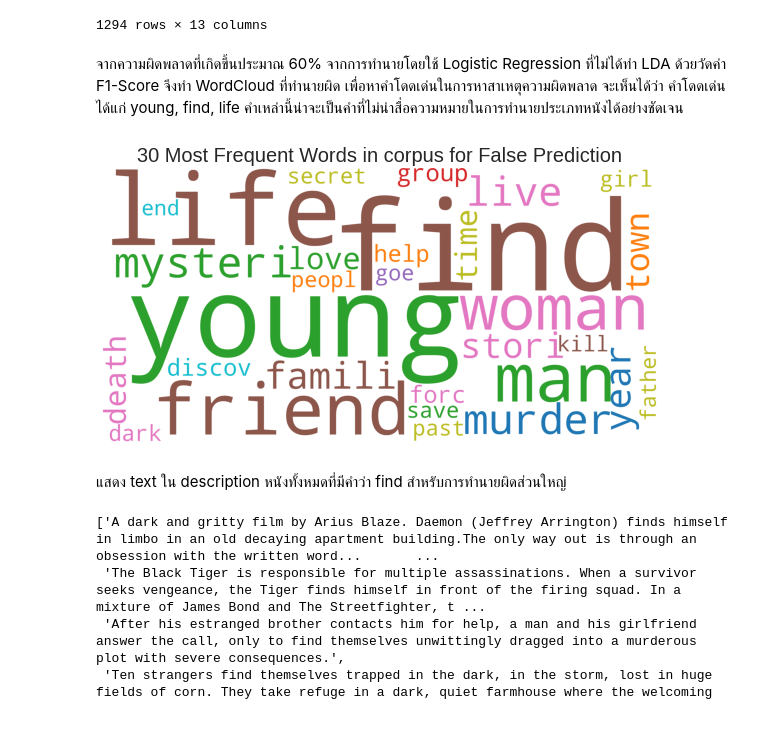
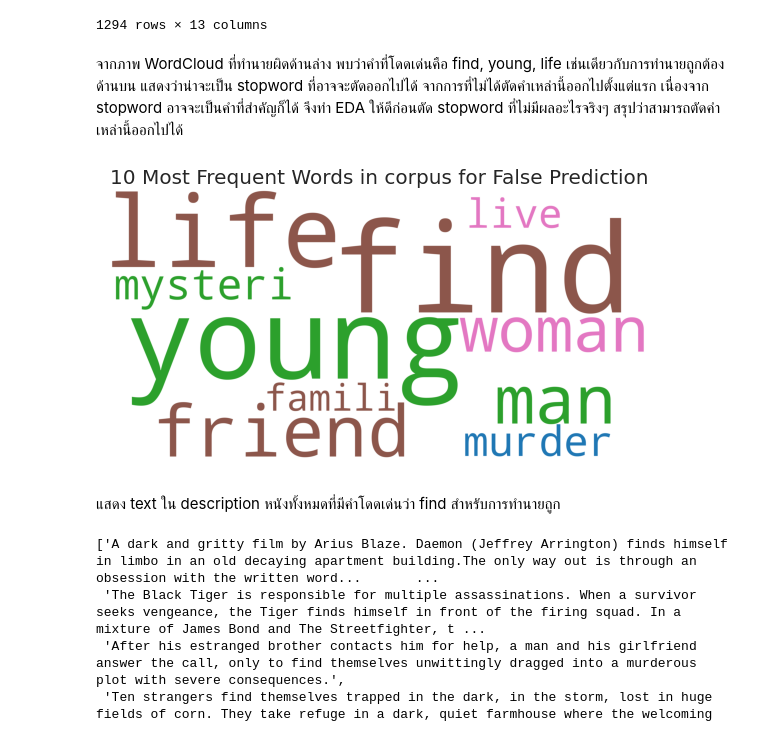
Before and after one commit to sunglovedatascience/MovieGenreClassfication, a Jupyter notebook: Assignment_Final.ipynb, the cells around one changed output. Saved outputs shown, nothing was run; the diff lists cells and outputs as text; code cells hidden in the pictures.

```diff
--- a/Assignment_Final.ipynb
+++ b/Assignment_Final.ipynb
@@ -805,27 +1041,25 @@ df_X_test_f1_0[['movie', 'descriptions', 'corpus', 'Drama', 'Comedy', 'Horror',
 | 3184 | ¡He matado a mi marido! | A desperate woman accidentally mu... | unfaith night prize woman big hon... | 0 | 1 | 0 | 0 | 0 | 1 | 1 | ... |
 | 8498 | Wild Mountain Thyme | A pair of star-crossed lovers in ... | pair get ireland disput famili la... | 1 | 1 | 0 | 0 | 0 | 0 | 1 | ... |
 1294 rows × 13 columns
-# %% [markdown]
-จากความผิดพลาดที่เกิดขึ้นประมาณ 60% จากการทำนายโดยใช้ Logistic Regression ที่ไม่ได้ทำ LDA ด้วยวัดค่า F1-Score จึงทำ WordCloud ที่ทำนายผิด เพื่อหาคำโดดเด่นในการหาสาเหตุความผิดพลาด จะเห็นได้ว่า คำโดดเด่น ได้แก่ young, find, life คำเหล่านี้น่าจะเป็นคำที่ไม่น่าสื่อความหมายในการทำนายประเภทหนังได้อย่างชัดเจน
+# %% [markdown]
+จากภาพ WordCloud ที่ทำนายผิดด้านล่าง พบว่าคำที่โดดเด่นคือ find, young, life เช่นเดียวกับการทำนายถูกต้องด้านบน แสดงว่าน่าจะเป็น stopword ที่อาจจะตัดออกไปได้ จากการที่ไม่ได้ตัดคำเหล่านี้ออกไปตั้งแต่แรก เนื่องจาก stopword อาจจะเป็นคำที่สำคัญก็ได้ จึงทำ EDA ให้ดีก่อนตัด stopword ที่ไม่มีผลอะไรจริงๆ สรุปว่าสามารถตัดคำเหล่านี้ออกไปได้
 # %%
-import itertools
-from wordcloud import WordCloud, STOPWORDS
 list_wordcloud = [x for x in df_X_test_f1_0['corpus'].str.split()]
 list_wordcloud = list(itertools.chain(*list_wordcloud))
 
 plot_wordcloud = ' '.join(list_wordcloud)
-plot_wordcloud = WordCloud(stopwords=all_stopwords, background_color='white', max_words = 30, height=4000, width=8000, random_state = 42,
+plot_wordcloud = WordCloud(stopwords=all_stopwords, background_color='white', max_words = 10, height=4000, width=8000, random_state = 42,
                            normalize_plurals = False, colormap='tab10').generate(plot_wordcloud)
 
 fig, ax = plt.subplots(figsize=(10,6))
 plt.imshow(plot_wordcloud)
-plt.title('30 Most Frequent Words in corpus for False Prediction ', fontsize = 20)
+plt.title('10 Most Frequent Words in corpus for False Prediction ', fontsize = 20)
 plt.axis("off")
 plt.show();
 # %% [output]
-[figure, old version]
+[figure, new version]
 # %% [markdown]
-แสดง text ใน description หนังทั้งหมดที่มีคำว่า find สำหรับการทำนายผิดส่วนใหญ่
+แสดง text ใน description หนังทั้งหมดที่มีคำโดดเด่นว่า find สำหรับการทำนายถูก
 # %%
 word_find = df_X_test_f1_0['corpus'].str.contains("find")
 df_X_test_f1_0.loc[word_find, 'descriptions'].values[:20].tolist()
```
Also changed, not shown: parts of 50 cells of this notebook.
